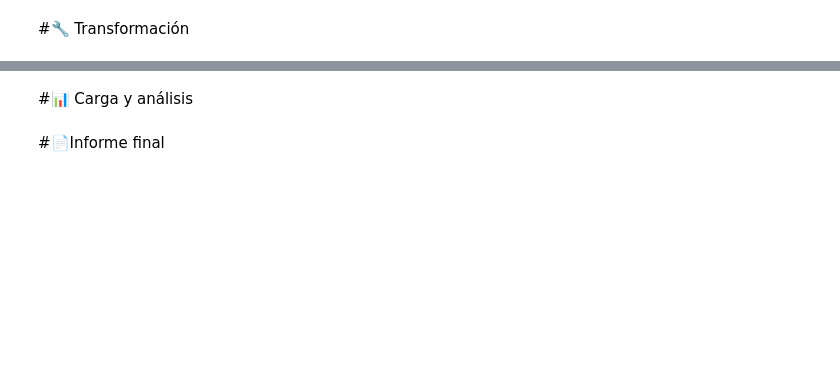
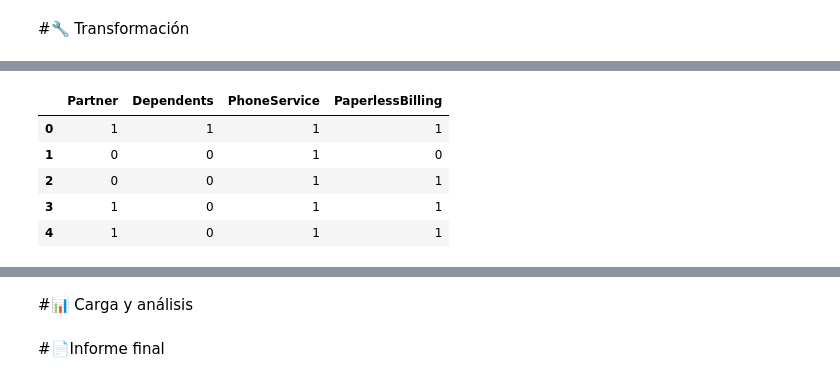
Before and after one commit to LexMtz/challegue-telecom-x, a Jupyter notebook: TelecomX_LATAM .ipynb, the cells around one changed output, grey strips where cells are left out. Cells and saved outputs as stored; diff of their text form; code cells hidden in the pictures; blank space fills up the shorter version.

```diff
--- a/TelecomX_LATAM .ipynb
+++ b/TelecomX_LATAM .ipynb
@@ -25,0 +129,17 @@ df_telecom.head()
+# %%
+
+bin_cols = ['Partner', 'Dependents', 'PhoneService', 'PaperlessBilling']
+
+# Aplicar transformación a binario
+for col in bin_cols:
+    df_telecom[col] = df_telecom[col].map({'Yes': 1, 'No': 0})
+
+
+df_telecom[bin_cols].head()
+# %% [output]
+|  | Partner | Dependents | PhoneService | PaperlessBilling |
+| 0 | 1 | 1 | 1 | 1 |
+| 1 | 0 | 0 | 1 | 0 |
+| 2 | 0 | 0 | 1 | 1 |
+| 3 | 1 | 0 | 1 | 1 |
+| 4 | 1 | 0 | 1 | 1 |
```
Also changed, not shown: parts of 11 cells of this notebook.
